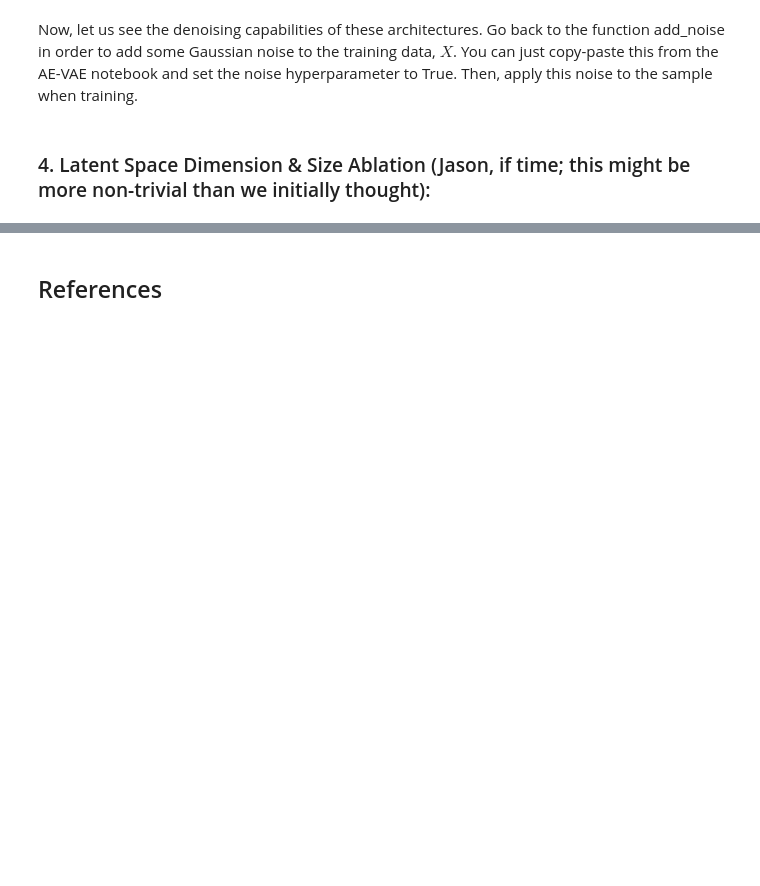
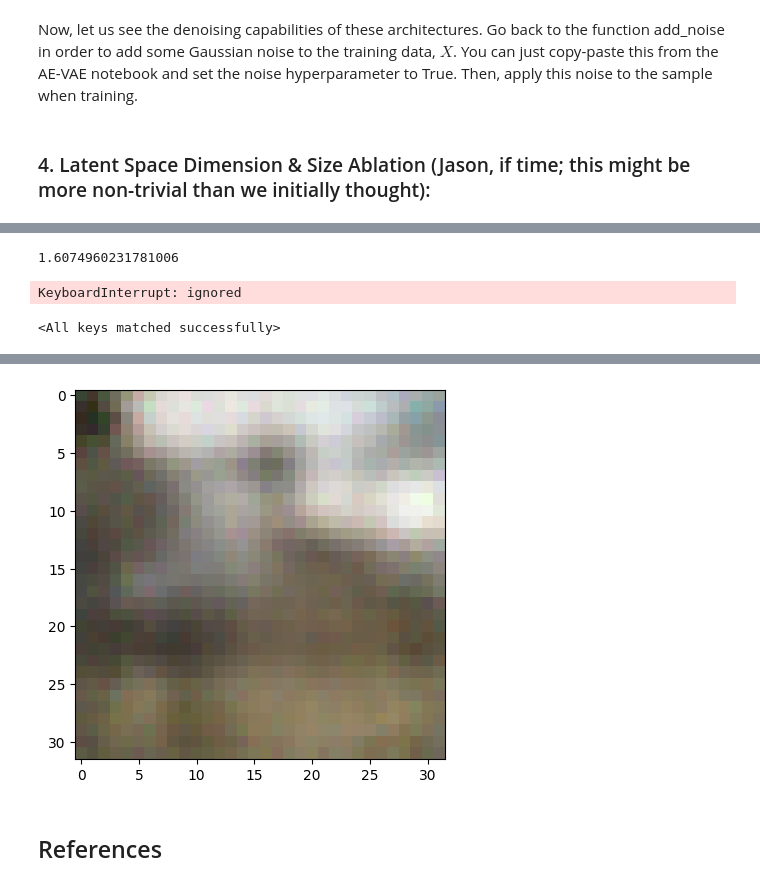
Before and after one commit to chancharikmitra/CS182_All_About_Autoencoders, a Jupyter notebook: demo/VQ_VAE.ipynb, the cells around one changed output, grey strips where cells are left out. Drawn from its saved outputs; the diff is of its cells as text; code cells hidden in the pictures; blank space fills up the shorter version.

```diff
--- a/demo/VQ_VAE.ipynb
+++ b/demo/VQ_VAE.ipynb
@@ -727,0 +814,65 @@ with torch.no_grad():
+# %%
+lr = 0.001
+batch_size = 128
+epochs = 15
+
+optimizer = torch.optim.Adam(pixCNN.parameters(), lr=lr)
+train_loader = torch.utils.data.DataLoader(training_data, batch_size=batch_size, shuffle=True)
+
+train_losses = []
+for _ in range(epochs):
+    for X, _ in tqdm(train_loader):
+        if X.shape[0] != batch_size:
+            continue
+
+        # get our embedding
+        X = X.to(device)
+        z_e = model.encoder(X)
+        z_e = model.pre_quantization_conv(z_e)
+        _, z_q, _, encodings = model.vector_quantization(z_e)
+
+        enc_inds = encodings.argmax(dim=1, keepdims=True)
+        encodings_img = encodings.reshape(batch_size, 8, 8, -1)
+        encodings_img = encodings_img.permute(0, 3, 1, 2).float().to(device)
+
+        # learn
+        optimizer.zero_grad()
+        output = pixCNN(encodings_img)
+
+        output = output.permute(0, 2, 3, 1)
+        output = output.reshape(-1, 512)
+
+        loss = F.cross_entropy(output, enc_inds.squeeze(1).long())
+        loss.backward()
+        optimizer.step()
+
+        train_losses.append(loss.item())
+    print(train_losses[-1])
+# %% [output]
+1.6074960231781006
+KeyboardInterrupt: ignored
+# %%
+torch.save(pixCNN.state_dict(), 'PixCNN.pt')
+pixCNN.load_state_dict(torch.load('PixCNN.pt'))
+# %% [output]
+<All keys matched successfully>
+# %%
+sample = torch.zeros(1, 512, 8, 8).to(device)
+for i in range(8):
+    for j in range(8):
+        output = pixCNN(sample)
+        weights = F.softmax(output[:, :, i, j])
+        embed_indx = torch.multinomial(weights, 1).item()
+        sample[:, embed_indx, i, j] = 1
+
+sample = sample.squeeze(0).reshape(512, 64)
+sample = sample.permute((1, 0))
+
+quantized = torch.matmul(sample, model.vector_quantization._embedding.weight)
+quantized = quantized.view(1, 8, 8, 64)
+quantized = quantized.permute(0, 3, 1, 2).contiguous()
+z_e = model.decoder(quantized)
+
+plt.imshow(z_e.squeeze(0).permute(1, 2, 0).cpu().detach() + 0.5)
+plt.show()
+# %% [output]
@@ -728,3 +880,4 @@ with torch.no_grad():
+[figure, added]
 # %% [markdown]
 ## References
 # %% [markdown]
```
Also changed, not shown: parts of 11 cells of this notebook.
